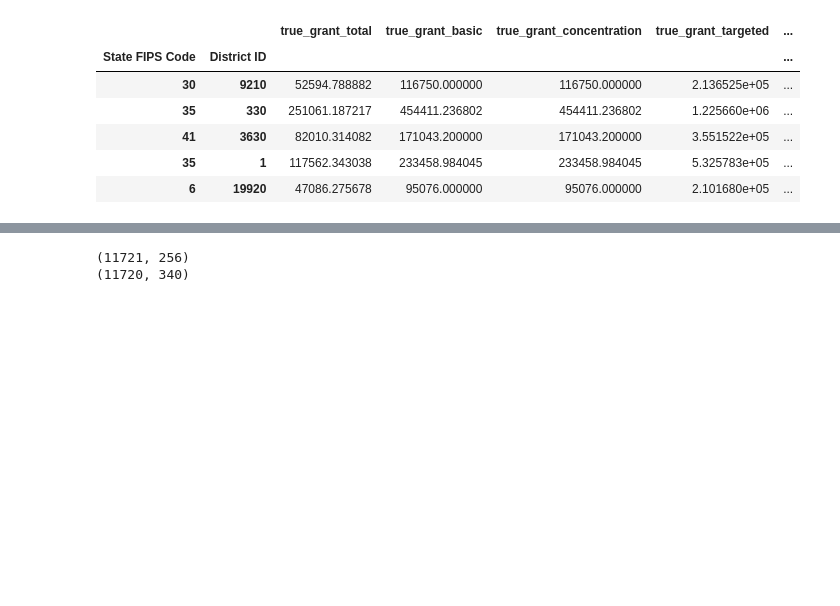
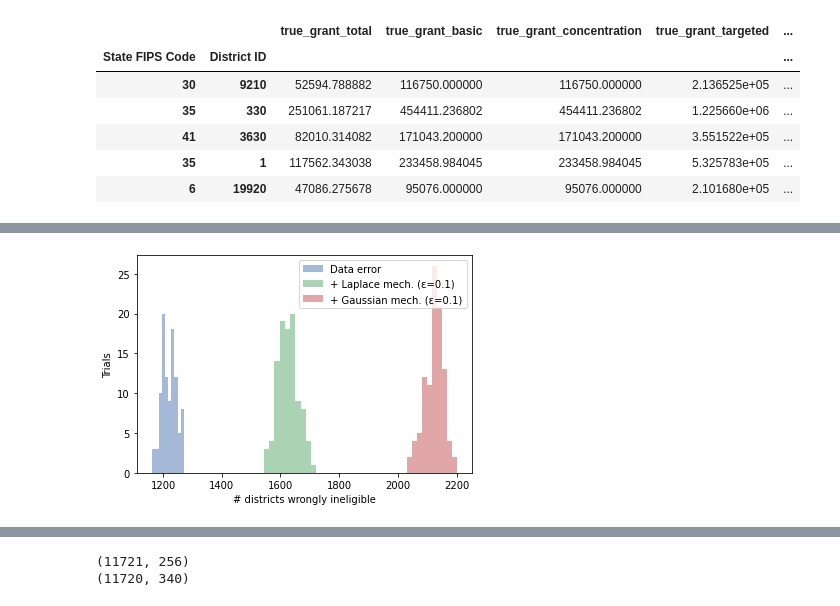
Before and after one commit to ryansteed/dp-policy, a Jupyter notebook: notebooks/titlei.ipynb, the cells around one changed output, grey strips where cells are left out. Drawn from its saved outputs; the diff is of its cells as text; code cells hidden in the pictures; blank space fills up the shorter version.

Commit message:
:arrow_upper_right::truck: Integrated sampling plots into main notebook

```diff
--- a/notebooks/titlei.ipynb
+++ b/notebooks/titlei.ipynb
@@ -438,3 +403,0 @@ np.sqrt(np.mean((df.expected_loss_basic)**2))
-# %%
-df["expected_loss_per_child_poverty"] = df.expected_loss_basic / df.true_children_poverty
-df.sort_values("expected_loss_per_child_poverty", ascending=True).dropna().tail()
@@ -594,5 +403,0 @@ pickle.dump(trials_laplace, open('../results/uncertainty_laplace_sonnenberg.pkl'
-# %%
-import pickle
-
-trials_gaussian = pickle.load( open('../results/uncertainty_gaussian_sonnenberg.pkl', 'rb'))
-trials_laplace = pickle.load( open('../results/uncertainty_laplace_sonnenberg.pkl', 'rb'))
@@ -701,0 +413,78 @@ plot_uncertainty(trials_laplace, trials_gaussian)
+# %%
+baseline = pickle.load(open("../results/bootstrap/baseline.pkl", 'rb'))
+laplace = pickle.load(open("../results/bootstrap/laplace.pkl", 'rb'))
+gaussian = pickle.load(open("../results/bootstrap/gaussian.pkl", 'rb'))
+# %%
+epsilon = 0.1
+num_bins = 10
+# %%
+def plot_treatments(treatments, x_func, plot_method, plot_kwargs, filename, xlab=None, ylab="Smoothed density", grant="total"):
+  for treatment, df_raw in treatments.items():
+    df = df_raw.loc[(slice(None), slice(None), epsilon, slice(None), slice(None)), :].copy()
+    df.loc[:, "misalloc"] = df[f"dpest_grant_{grant}"] - df[f"true_grant_{grant}"]
+    df.loc[:, "misalloc_sq"] = np.power(df["misalloc"], 2)
+    if grant == "total":
+      df["lost_eligibility"] = \
+          (df["dpest_eligible_basic"] & ~df["true_eligible_basic"]) |\
+          (df["dpest_eligible_concentration"] & ~df["true_eligible_concentration"]) |\
+          (df["dpest_eligible_targeted"] & ~df["true_eligible_targeted"])
+    else:
+        df["lost_eligibility"] = \
+            ~df["dpest_eligible_{}".format(grant)] & df["true_eligible_{}".format(grant)]
+    plot_kwargs['label'] = treatment
+    plot_method(x_func(df), **plot_kwargs)
+
+  plt.xlabel(xlab)
+  plt.ylabel(ylab)
+  plt.legend(loc='upper right')
+  plt.savefig(f"../plots/bootstrap/{filename}.png", dpi=100)
+  plt.show()
+  plt.close()
+
+treatments = {
+  "Data error": baseline,
+  "+ Laplace mech. (ε={})".format(epsilon): laplace,
+  "+ Gaussian mech. (ε={})".format(epsilon): gaussian,
+}
+plot_treatments(
+  treatments,
+  lambda df: df.groupby('trial')["lost_eligibility"].sum(),
+  plt.hist,
+  dict(bins=num_bins, alpha=0.5),
+  "ineligible_hist",
+  xlab="# districts wrongly ineligible",
+  ylab="Trials"
+)
+
+for grant in ["basic", "concentration", "targeted", "total"]:
+  plot_treatments(
+    treatments,
+    lambda df: df.groupby(['State FIPS Code', 'District ID'])["lost_eligibility"].mean(),
+    sns.kdeplot,
+    dict(bw_method=0.5, fill=True),
+    f"likelihood_ineligible_{grant}",
+    xlab=f"Likelihood of losing eligibility ({grant})",
+    grant=grant
+  )
+
+  plot_treatments(
+    treatments,
+    lambda df: np.sqrt(df.groupby('trial')["misalloc_sq"].mean()),
+    sns.kdeplot,
+    dict(bw_method=0.5, fill=True),
+    f"rmse_{grant}",
+    xlab=f"RMSE for {grant} (per trial)"
+  )
+
+  plot_treatments(
+    treatments,
+    lambda df: \
+      np.sign(df.groupby(['State FIPS Code', 'District ID'])["misalloc"].mean())*np.power(
+        np.abs(df.groupby(['State FIPS Code', 'District ID'])["misalloc"].mean()), 1/3),
+    sns.kdeplot,
+    dict(bw_method=0.5, fill=True),
+    f"misalloc_{grant}",
+    xlab=f"Misallocations, {grant} (cube root)"
+  )
+# %% [output]
+[figure, added]
```
Also changed, not shown: parts of 33 cells of this notebook, 15 other files.
